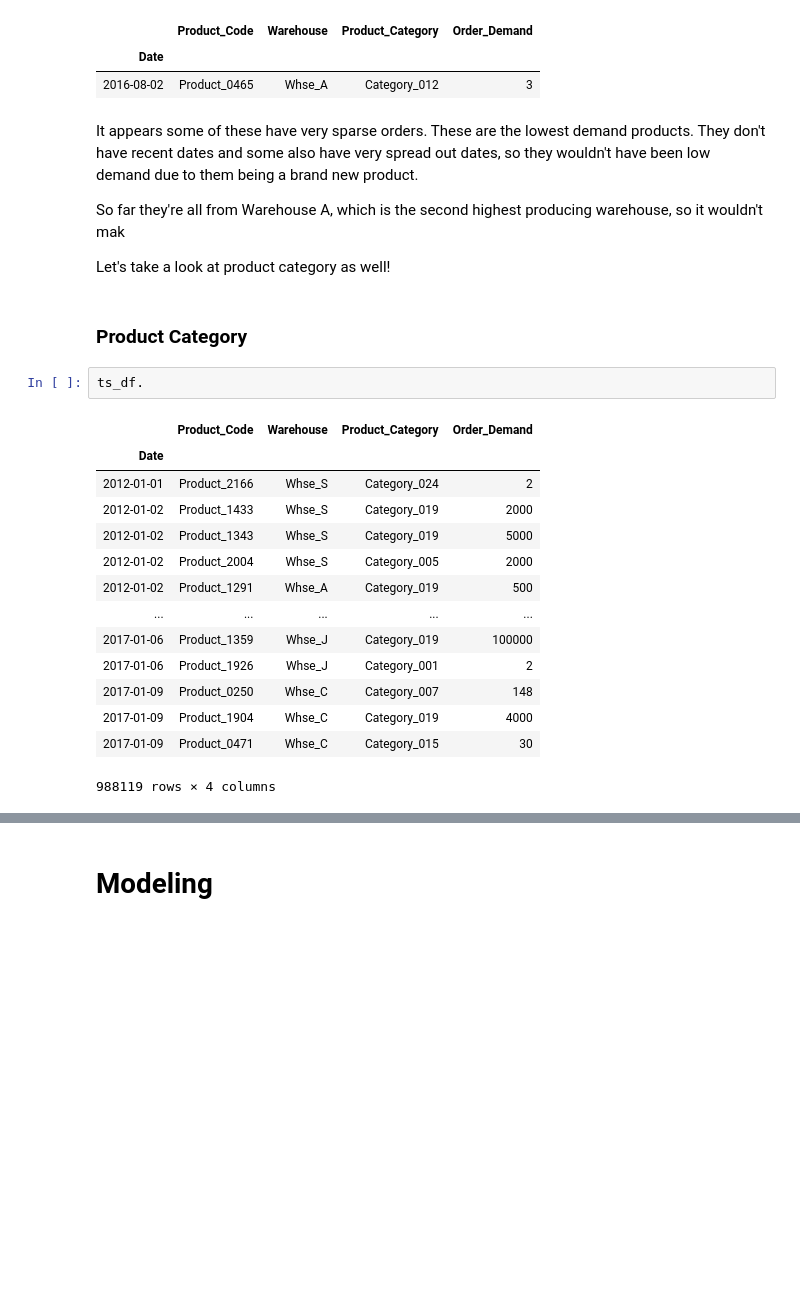
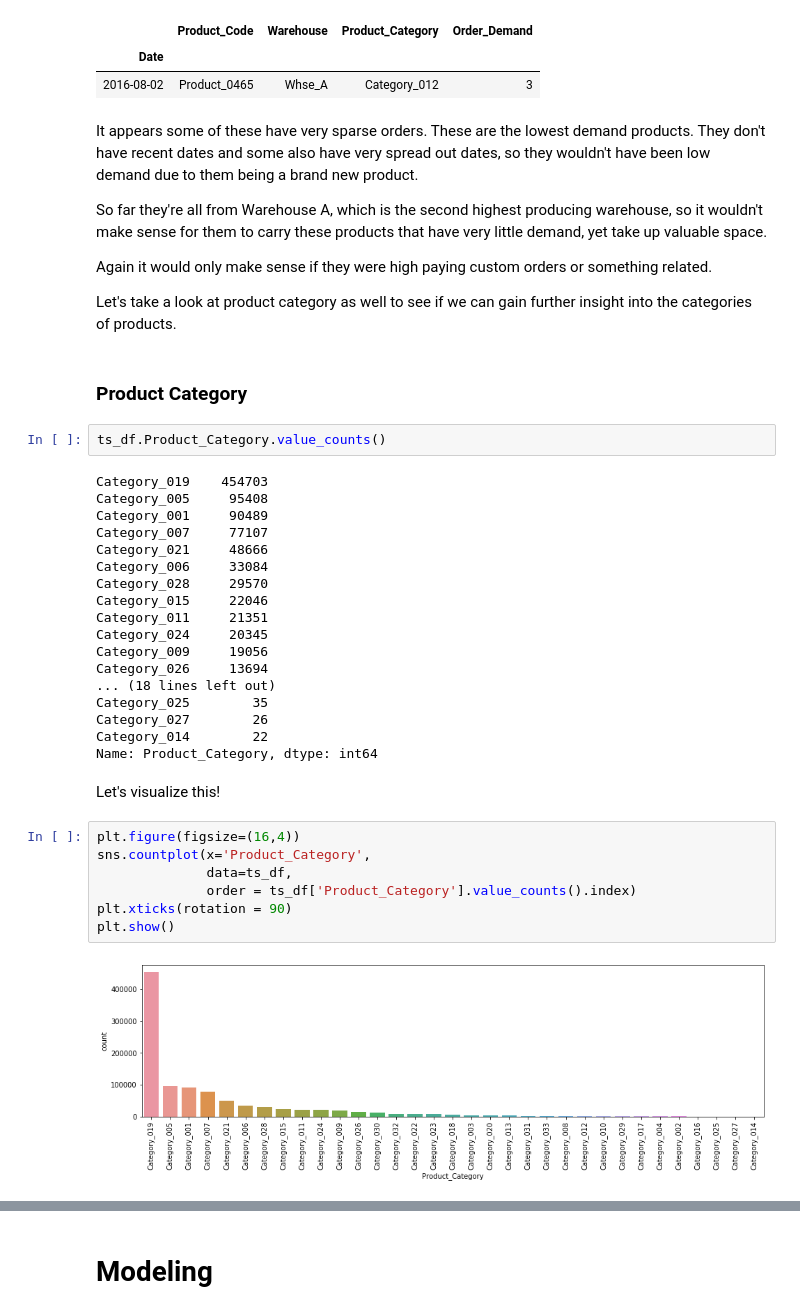
Before and after one commit to JessicaFB/Product-Demand-Forecasting, a Jupyter notebook: Predicting-Product-Demand.ipynb, the cells around one changed output, grey strips where cells are left out. Drawn from its saved outputs; the diff is of its cells as text; blank space fills up the shorter version.

```diff
--- a/Predicting-Product-Demand.ipynb
+++ b/Predicting-Product-Demand.ipynb
@@ -442,25 +452,41 @@ ts_df[ts_df.Product_Code == 'Product_0465']
 # %% [markdown]
 It appears some of these have very sparse orders. These are the lowest demand products. They don't have recent dates and some also have very spread out dates, so they wouldn't have been low demand due to them being a brand new product.
 
-So far they're all from Warehouse A, which is the second highest producing warehouse, so it wouldn't mak
+So far they're all from Warehouse A, which is the second highest producing warehouse, so it wouldn't make sense for them to carry these products that have very little demand, yet take up valuable space.
 
-Let's take a look at product category as well!
+Again it would only make sense if they were high paying custom orders or something related.
+
+Let's take a look at product category as well to see if we can gain further insight into the categories of products.
 # %% [markdown]
 ### Product Category
 # %%
-ts_df.
+ts_df.Product_Category.value_counts()
 # %% [output]
-|  | Product_Code | Warehouse | Product_Category | Order_Demand |
-| Date |  |  |  |  |
-| 2012-01-01 | Product_2166 | Whse_S | Category_024 | 2 |
-| 2012-01-02 | Product_1433 | Whse_S | Category_019 | 2000 |
-| 2012-01-02 | Product_1343 | Whse_S | Category_019 | 5000 |
-| 2012-01-02 | Product_2004 | Whse_S | Category_005 | 2000 |
-| 2012-01-02 | Product_1291 | Whse_A | Category_019 | 500 |
-| ... | ... | ... | ... | ... |
-| 2017-01-06 | Product_1359 | Whse_J | Category_019 | 100000 |
-| 2017-01-06 | Product_1926 | Whse_J | Category_001 | 2 |
-| 2017-01-09 | Product_0250 | Whse_C | Category_007 | 148 |
-| 2017-01-09 | Product_1904 | Whse_C | Category_019 | 4000 |
-| 2017-01-09 | Product_0471 | Whse_C | Category_015 | 30 |
-988119 rows × 4 columns
+Category_019    454703
+Category_005     95408
+Category_001     90489
+Category_007     77107
+Category_021     48666
+Category_006     33084
+Category_028     29570
+Category_015     22046
+Category_011     21351
+Category_024     20345
+Category_009     19056
+Category_026     13694
+... (18 lines left out)
+Category_025        35
+Category_027        26
+Category_014        22
+Name: Product_Category, dtype: int64
+# %% [markdown]
+Let's visualize this!
+# %%
+plt.figure(figsize=(16,4))
+sns.countplot(x='Product_Category',
+              data=ts_df,
+              order = ts_df['Product_Category'].value_counts().index)
+plt.xticks(rotation = 90)
+plt.show()
+# %% [output]
+[figure, added]
```
Also changed, not shown: parts of 7 cells of this notebook.
